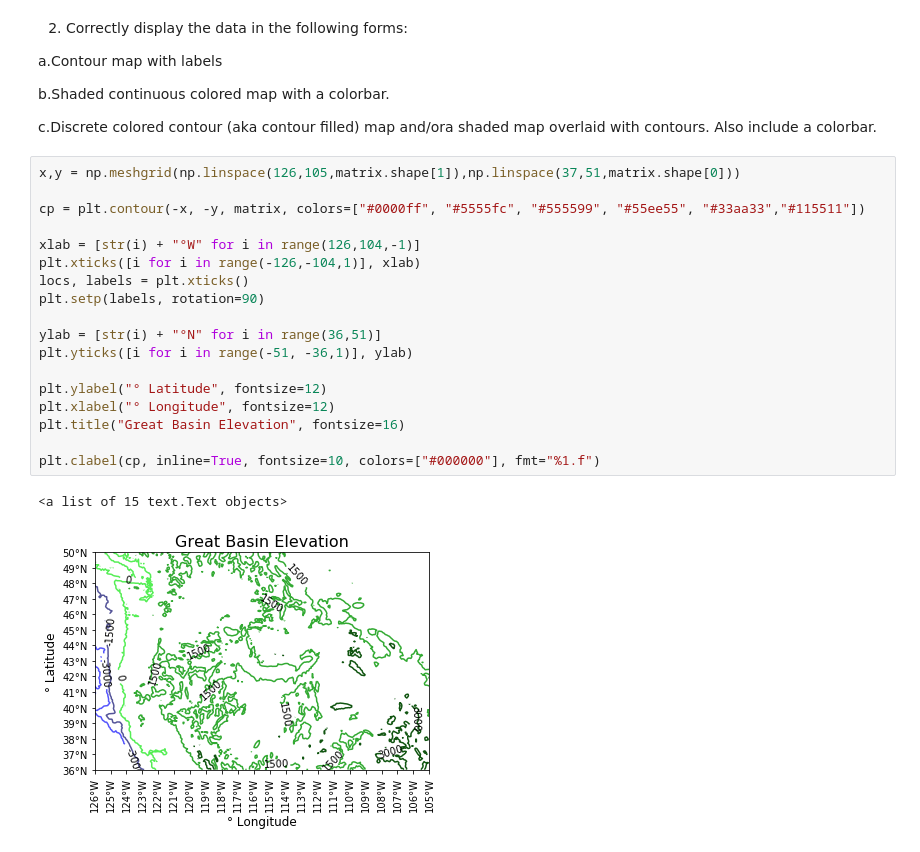
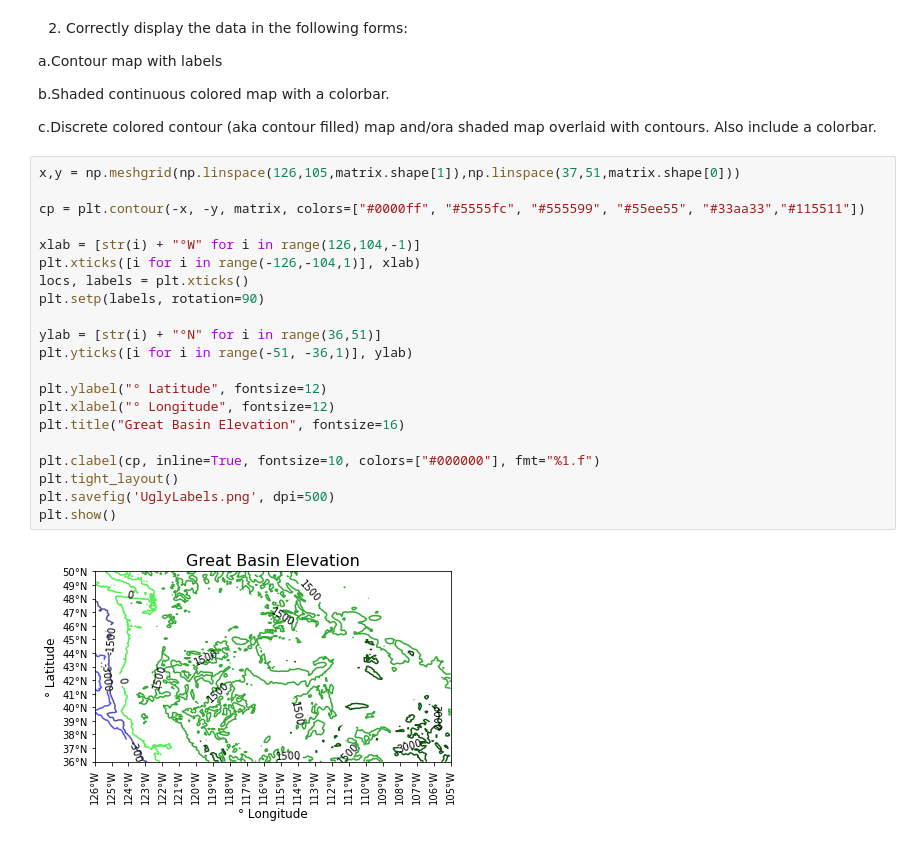
Before and after one commit to Dolphindalt/DataVis, a Jupyter notebook: HW3.ipynb, the cells around one changed output. Saved outputs shown, nothing was run; the diff lists cells and outputs as text.

```diff
--- a/HW3.ipynb
+++ b/HW3.ipynb
@@ -34,24 +34,26 @@ c.Discrete colored contour (aka contour filled) map and/ora shaded map overlaid
 # %%
 x,y = np.meshgrid(np.linspace(126,105,matrix.shape[1]),np.linspace(37,51,matrix.shape[0]))
 
 cp = plt.contour(-x, -y, matrix, colors=["#0000ff", "#5555fc", "#555599", "#55ee55", "#33aa33","#115511"])
 
 xlab = [str(i) + "°W" for i in range(126,104,-1)]
 plt.xticks([i for i in range(-126,-104,1)], xlab)
 locs, labels = plt.xticks()
 plt.setp(labels, rotation=90)
 
 ylab = [str(i) + "°N" for i in range(36,51)]
 plt.yticks([i for i in range(-51, -36,1)], ylab)
 
 plt.ylabel("° Latitude", fontsize=12)
 plt.xlabel("° Longitude", fontsize=12)
 plt.title("Great Basin Elevation", fontsize=16)
 
 plt.clabel(cp, inline=True, fontsize=10, colors=["#000000"], fmt="%1.f")
+plt.tight_layout()
+plt.savefig('UglyLabels.png', dpi=500)
+plt.show()
 # %% [output]
-<a list of 15 text.Text objects>
-[figure, old version]
+[figure, new version]
 # %%
 x,y = np.meshgrid(np.linspace(126,105,matrix.shape[1]),np.linspace(37,51,matrix.shape[0]))
 
```
Also changed, not shown: parts of 4 cells of this notebook, 11 other files.
